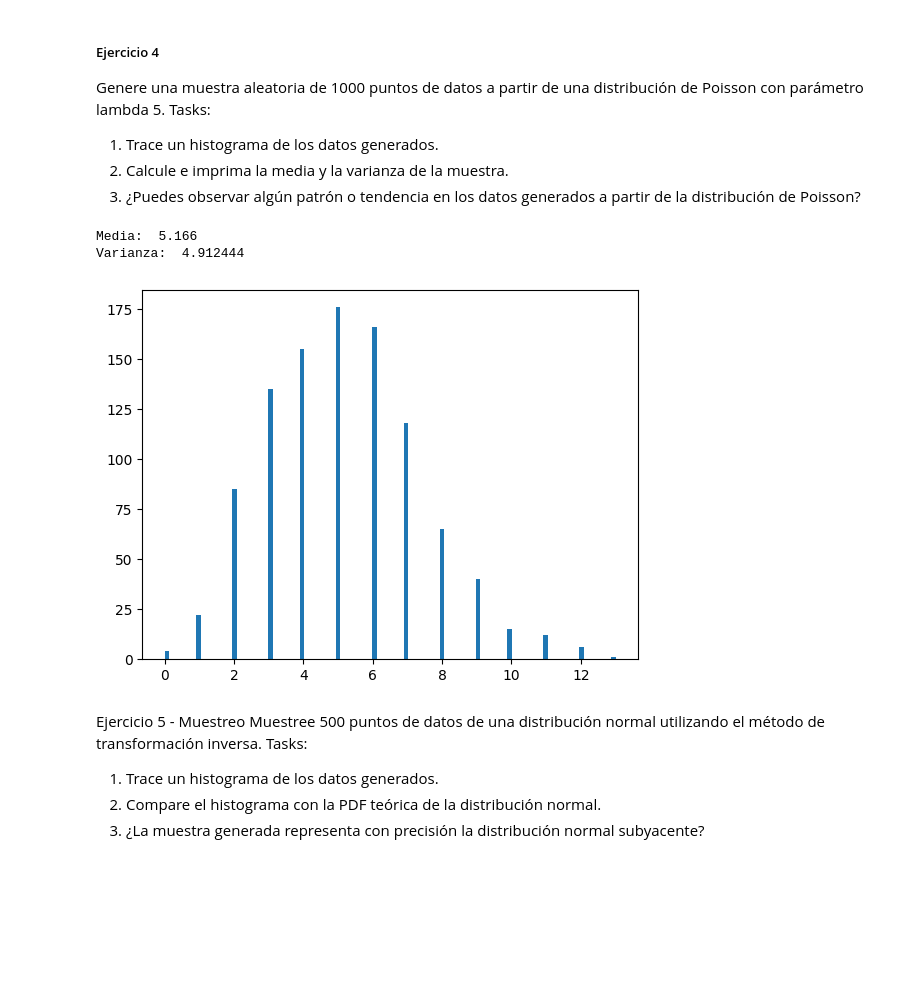
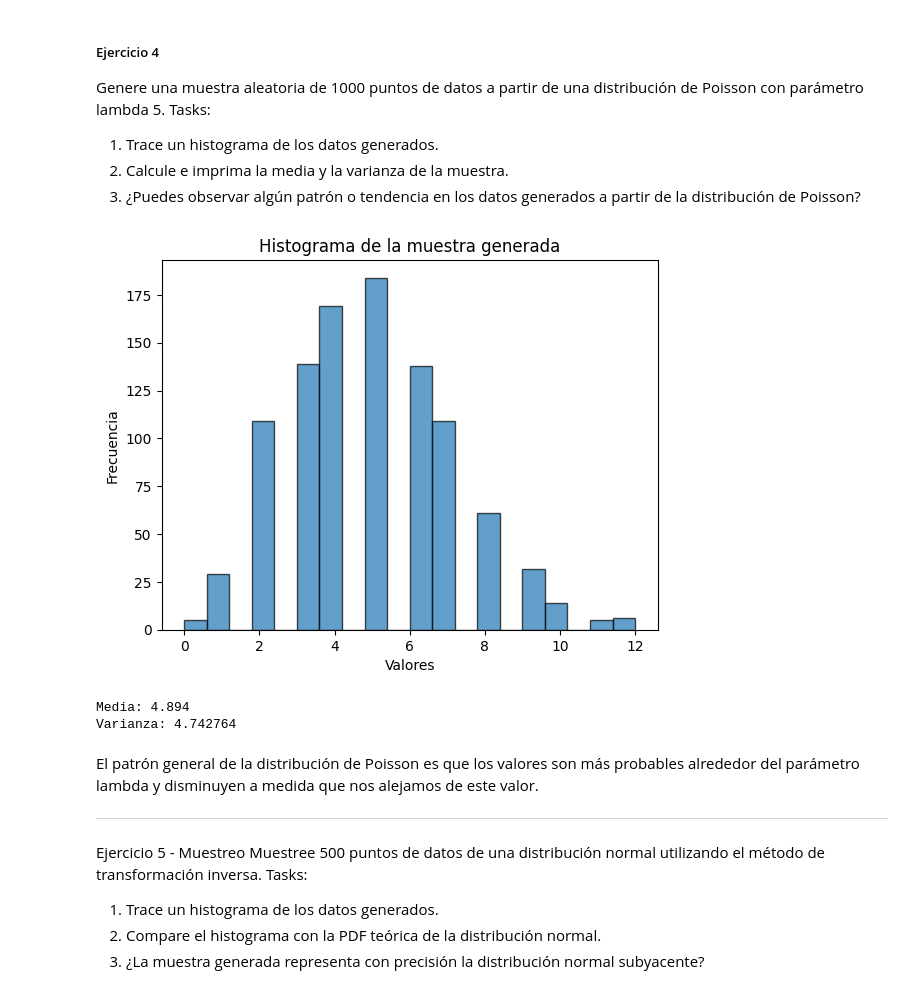
Before and after one commit to 20Candy/Lab1_Simulacion, a Jupyter notebook: main.ipynb, the cells around one changed output. Saved outputs shown, nothing was run; the diff lists cells and outputs as text; code cells hidden in the pictures; blank space fills up the shorter version.

```diff
--- a/main.ipynb
+++ b/main.ipynb
@@ -78,20 +139,28 @@ Tasks:
 2. Calcule e imprima la media y la varianza de la muestra.
 3. ¿Puedes observar algún patrón o tendencia en los datos generados a partir de la distribución de Poisson?
 # %%
-#Genere una muestra aleatoria de 1000 puntos de datos a partir de una distribución de Poisson con parámetro lambda 5.
-muestra = np.random.poisson(5, 1000)
+# Generar muestra aleatoria de 1000 puntos de datos
+muestra = np.random.poisson(lam=5, size=1000)
 
-#Trace un histograma de los datos generados.
-plt.hist(muestra, 100)
+# Trace un histograma de los datos generados
+plt.hist(muestra, bins=20, alpha=0.7, edgecolor='black')
+plt.xlabel('Valores')
+plt.ylabel('Frecuencia')
+plt.title('Histograma de la muestra generada')
+plt.show()
 
-
-# Calcule e imprima la media y la varianza de la muestra.
-print("Media: ", np.mean(muestra))
-print("Varianza: ", np.var(muestra))
+# Calcule e imprima la media y la varianza de la muestra
+media = np.mean(muestra)
+varianza = np.var(muestra)
+print('Media:', media)
+print('Varianza:', varianza)
 # %% [output]
+[figure, new version]
-Media:  5.166
-Varianza:  4.912444
+Media: 4.894
+Varianza: 4.742764
-[figure, old version]
+# %% [markdown]
+El patrón general de la distribución de Poisson es que los valores son más probables alrededor del parámetro lambda y disminuyen a medida que nos alejamos de este valor.
+_____________________________________________________________________
 # %% [markdown]
 Ejercicio 5 - Muestreo
 Muestree 500 puntos de datos de una distribución normal utilizando el método de transformación inversa.
```
Also changed, not shown: parts of 15 cells of this notebook.
